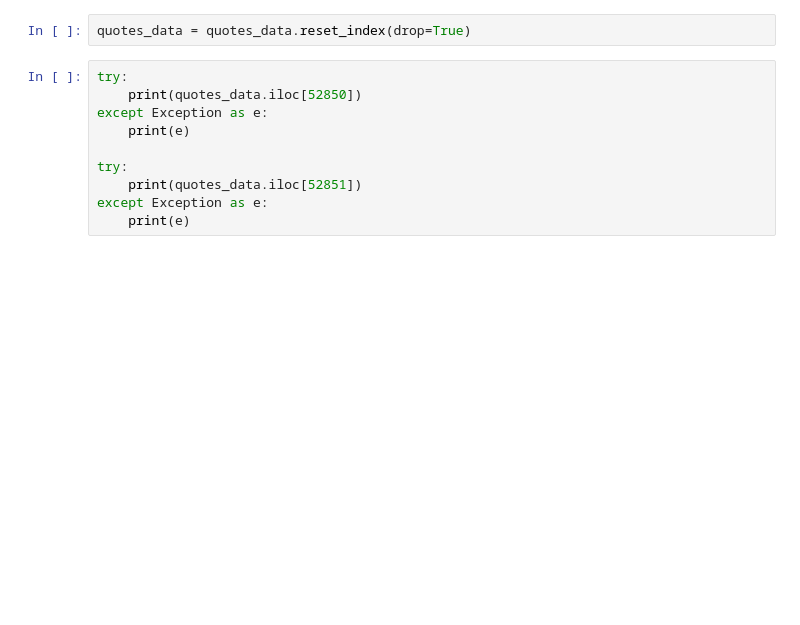
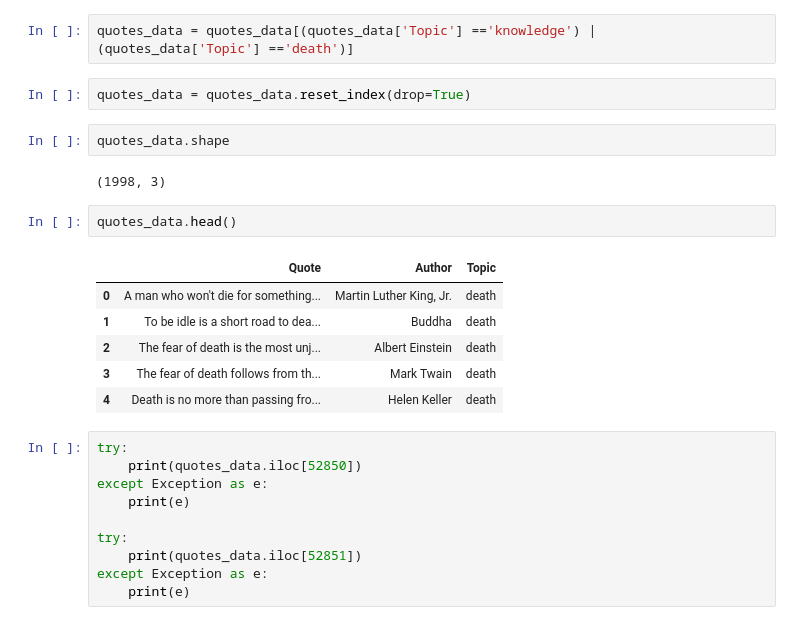
Before and after one commit to ish1212/ML-Project, a Jupyter notebook: QuoteGen.ipynb, the cells around one changed output. Saved outputs shown, nothing was run; the diff lists cells and outputs as text; blank space fills up the shorter version.

```diff
--- a/QuoteGen.ipynb
+++ b/QuoteGen.ipynb
@@ -133,5 +139,20 @@ for topic in less_topic:
+# %%
+quotes_data = quotes_data[(quotes_data['Topic'] =='knowledge') | (quotes_data['Topic'] =='death')]
 # %%
 quotes_data = quotes_data.reset_index(drop=True)
+# %%
+quotes_data.shape
+# %% [output]
+(1998, 3)
+# %%
+quotes_data.head()
+# %% [output]
+|  | Quote | Author | Topic |
+| 0 | A man who won't die for something... | Martin Luther King, Jr. | death |
+| 1 | To be idle is a short road to dea... | Buddha | death |
+| 2 | The fear of death is the most unj... | Albert Einstein | death |
+| 3 | The fear of death follows from th... | Mark Twain | death |
+| 4 | Death is no more than passing fro... | Helen Keller | death |
 # %%
 try:
     print(quotes_data.iloc[52850])
```
Also changed, not shown: parts of 7 cells of this notebook, 2 other files.
